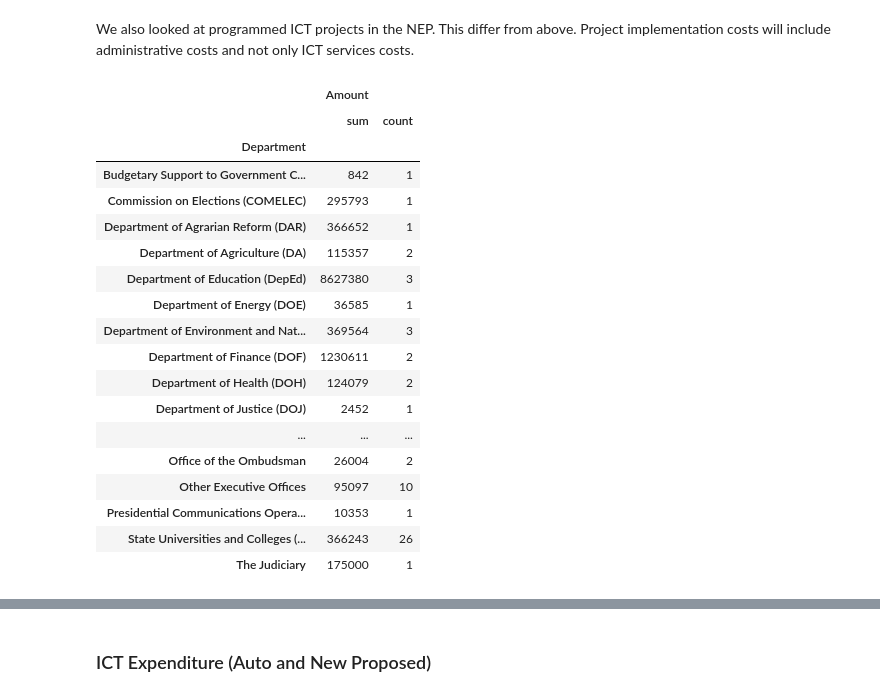
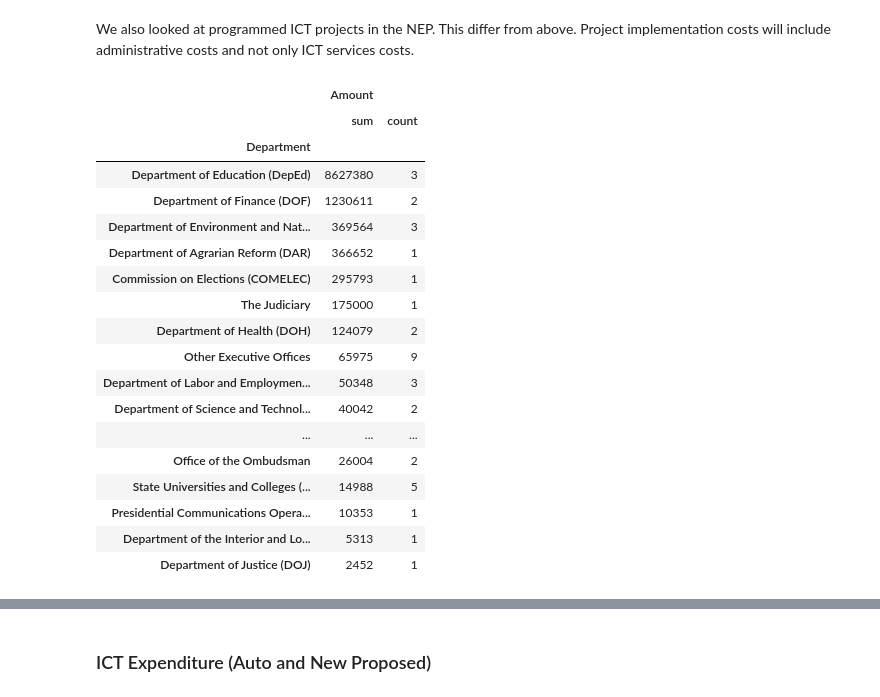
Before and after one commit to RickBahague/ICT4P, a Jupyter notebook: ICT Spending in the 2015 NEP.ipynb, the cells around one changed output, grey strips where cells are left out. Cells and saved outputs as stored; diff of their text form; code cells hidden in the pictures.

```diff
--- a/ICT Spending in the 2015 NEP.ipynb
+++ b/ICT Spending in the 2015 NEP.ipynb
@@ -36,6 +36,9 @@ auto_approp.columns = [u'uacs_dpt_id', u'Department', u'uacs_agy_id', u'Agency',
 
 #select data for analysis
 auto_approp_data = auto_approp[auto_approp.Amount>0][['Department','Agency','Description','Category','Objective','Amount']]
+auto_approp_data['NEP'] = 'AUTO'
 new_approp_data = new_approp[new_approp.Amount>0][['Department','Agency','Description','Category','Objective','Amount']]
+new_approp_data['NEP'] = 'NEW'
+all_data = auto_approp_data.append(new_approp_data)
 # %% [markdown]
 ### Total New and Automatic Appropriation
@@ -175,32 +202,27 @@ ict_items_per_department
 We also looked at programmed ICT projects in the NEP. This differ from above. Project implementation costs will include administrative costs and not only ICT services costs.
 # %%
 search_data = 'BalinkBayan Portal|Software System|Information System|Data banking|Data Management|Knowledge Management|Information Management|Computerization|Information technology'
-search = search + '|' + search_data
-ict_items_auto = auto_approp_data[auto_approp_data.Description.str.contains(search,na=0)][['Department','Description','Amount']]
-ict_items_new = new_approp_data[new_approp_data.Description.str.contains(search,na=0)][['Department','Description','Amount']]
-
-aa = ict_items_auto[['Department','Description','Amount']].groupby(['Department','Description']).sum()
-bb = ict_items_new[['Department','Description','Amount']].groupby(['Department','Description']).sum()
-ict_projects_description = aa.add(bb,axis='index',fill_value=0)
-ict_projects_per_department = ict_projects_description.groupby(level=0).agg(['sum','count'])
-ict_projects_per_department
+a=all_data[all_data.Description.str.contains(search_data,na=0)][['Department','Description','Amount']].groupby(['Department','Description']).sum()
+ict_projects = a.groupby(level=0).agg(['sum','count'])
+ict_projects.sort([('Amount','sum')],ascending=False,inplace=True)
+ict_projects
 # %% [output]
 |  | Amount |  |
 |  | sum | count |
 | Department |  |  |
-| Budgetary Support to Government C... | 842 | 1 |
+| Department of Education (DepEd) | 8627380 | 3 |
+| Department of Finance (DOF) | 1230611 | 2 |
+| Department of Environment and Nat... | 369564 | 3 |
+| Department of Agrarian Reform (DAR) | 366652 | 1 |
 | Commission on Elections (COMELEC) | 295793 | 1 |
-| Department of Agrarian Reform (DAR) | 366652 | 1 |
-| Department of Agriculture (DA) | 115357 | 2 |
-| Department of Education (DepEd) | 8627380 | 3 |
-| Department of Energy (DOE) | 36585 | 1 |
-| Department of Environment and Nat... | 369564 | 3 |
-| Department of Finance (DOF) | 1230611 | 2 |
+| The Judiciary | 175000 | 1 |
 | Department of Health (DOH) | 124079 | 2 |
-| Department of Justice (DOJ) | 2452 | 1 |
+| Other Executive Offices | 65975 | 9 |
+| Department of Labor and Employmen... | 50348 | 3 |
+| Department of Science and Technol... | 40042 | 2 |
 | ... | ... | ... |
 | Office of the Ombudsman | 26004 | 2 |
-| Other Executive Offices | 95097 | 10 |
+| State Universities and Colleges (... | 14988 | 5 |
 | Presidential Communications Opera... | 10353 | 1 |
-| State Universities and Colleges (... | 366243 | 26 |
-| The Judiciary | 175000 | 1 |
+| Department of the Interior and Lo... | 5313 | 1 |
+| Department of Justice (DOJ) | 2452 | 1 |
```
Also changed, not shown: parts of 28 cells of this notebook.
